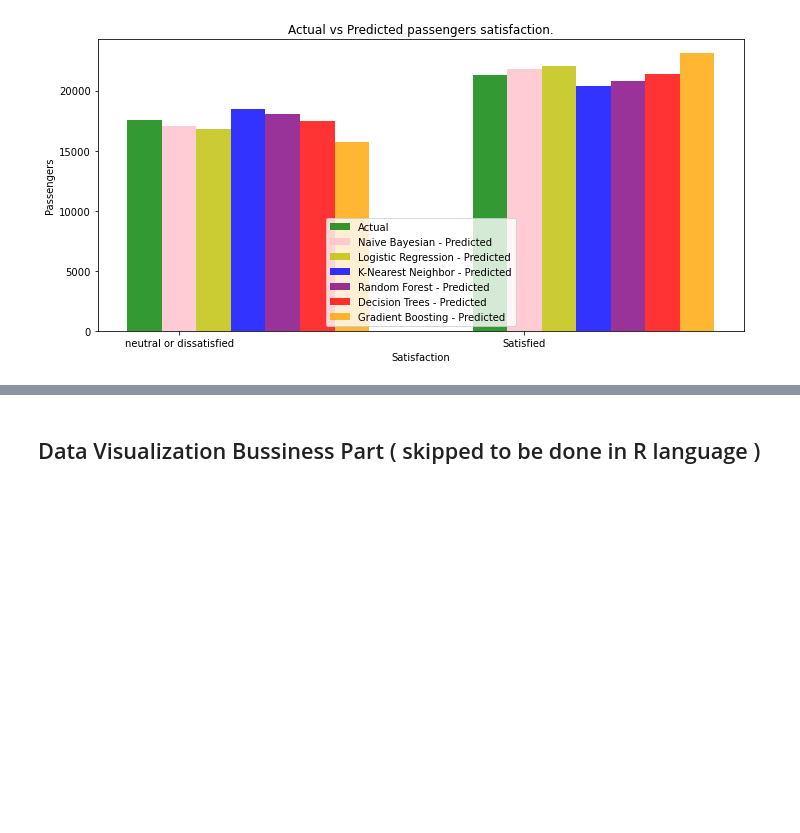
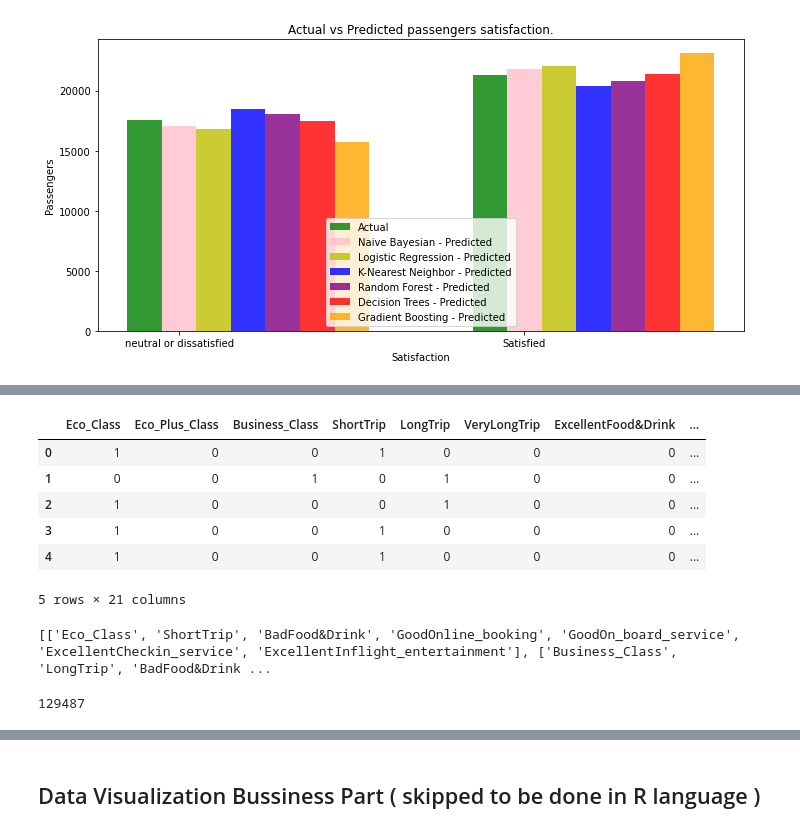
Before and after one commit to OmarKimo/Passengers-Satisfaction-Data-Analysis, a Jupyter notebook: Big Data Project.ipynb, the cells around one changed output, grey strips where cells are left out. Drawn from its saved outputs; the diff is of its cells as text; code cells hidden in the pictures; blank space fills up the shorter version.

```diff
--- a/Big Data Project.ipynb
+++ b/Big Data Project.ipynb
@@ -850,0 +968,3 @@ for i in range(7500):
+# %%
+df_assoc = pd.read_csv('Passenger_satisfaction_encoded.csv')
+df_assoc = df_assoc.drop('Unnamed: 0',axis=1)
@@ -850,0 +975,10 @@ for i in range(7500):
+# %%
+df_assoc.head()
+# %% [output]
+|  | Eco_Class | Eco_Plus_Class | Business_Class | ShortTrip | LongTrip | VeryLongTrip | ExcellentFood&Drink | ... |
+| 0 | 1 | 0 | 0 | 1 | 0 | 0 | 0 | ... |
+| 1 | 0 | 0 | 1 | 0 | 1 | 0 | 0 | ... |
+| 2 | 1 | 0 | 0 | 0 | 1 | 0 | 0 | ... |
+| 3 | 1 | 0 | 0 | 1 | 0 | 0 | 0 | ... |
+| 4 | 1 | 0 | 0 | 1 | 0 | 0 | 0 | ... |
+5 rows × 21 columns
@@ -851,3 +990,9 @@ for i in range(7500):
+# %%
+print(records[:5])
+len(records)
+# %% [output]
+[['Eco_Class', 'ShortTrip', 'BadFood&Drink', 'GoodOnline_booking', 'GoodOn_board_service', 'ExcellentCheckin_service', 'ExcellentInflight_entertainment'], ['Business_Class', 'LongTrip', 'BadFood&Drink ...
+129487
 # %%
 association_rules = apriori(records, min_support=0.02, min_confidence=0.5, min_lift=3, min_length=2)
 # %%
```
Also changed, not shown: parts of 31 cells of this notebook.
